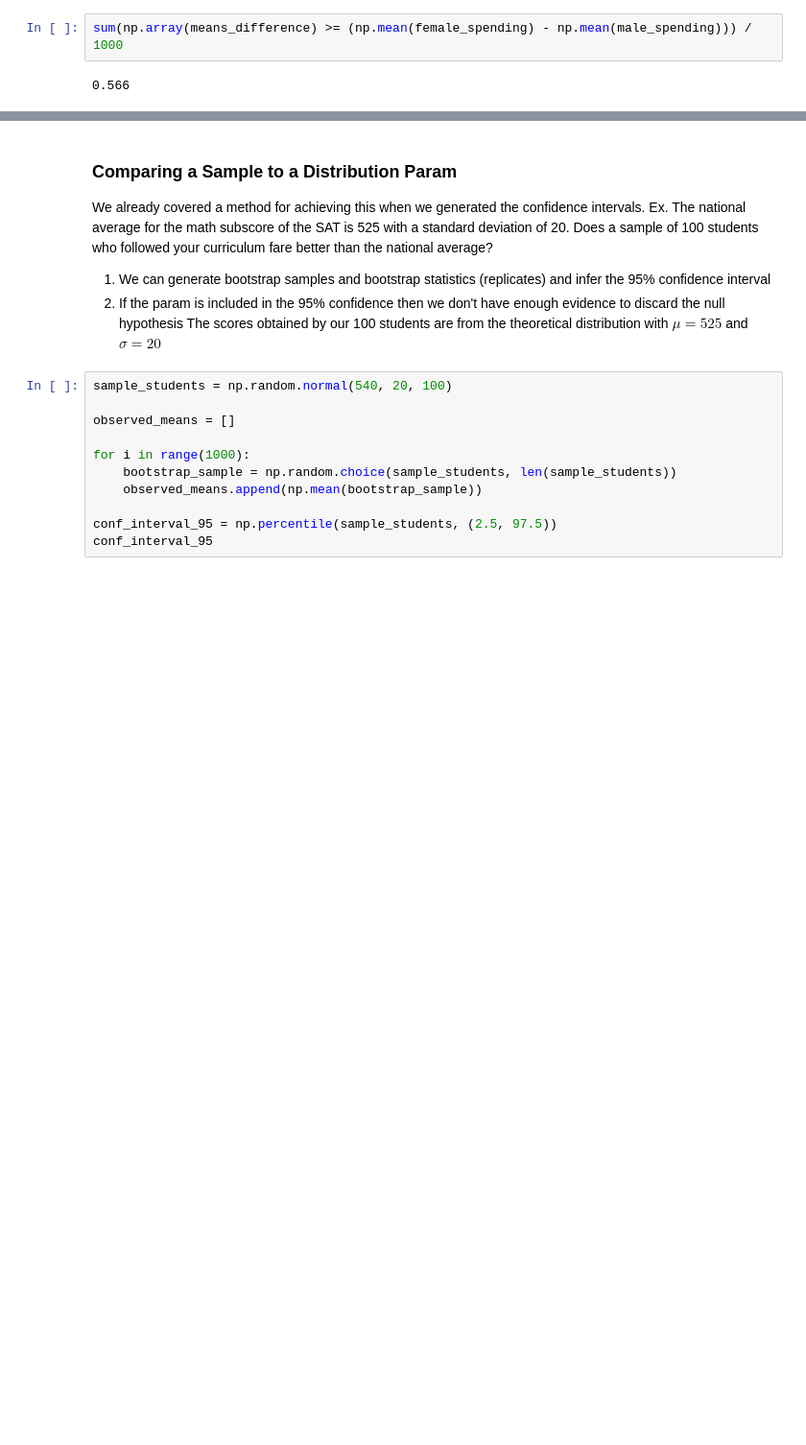
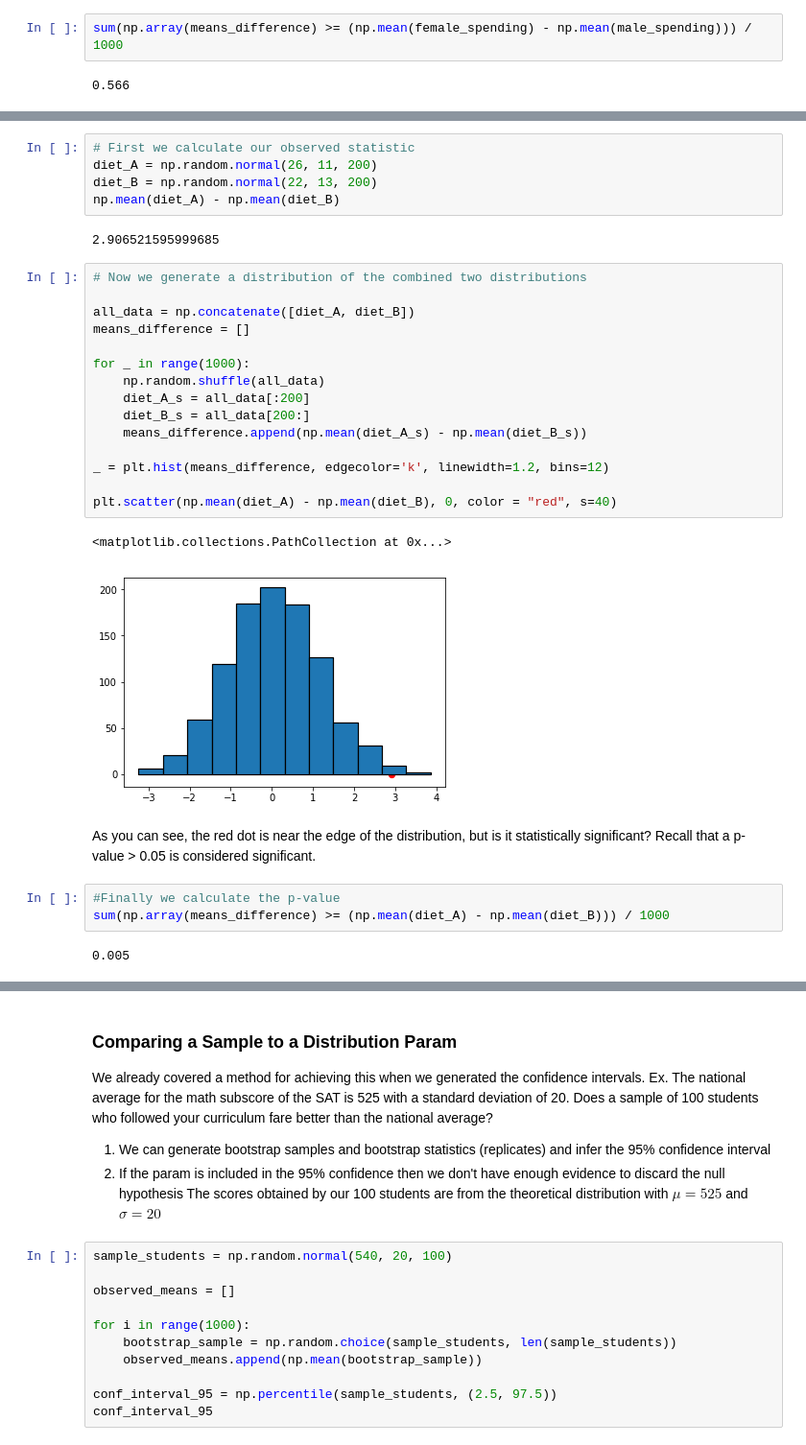
Before and after one commit to clift3/scribes-week-6-1, a Jupyter notebook: Hypothesis_Testing.ipynb, the cells around one changed output, grey strips where cells are left out. Shown: that part at 96% size. Saved outputs shown, nothing was run; the diff lists cells and outputs as text; blank space fills up the shorter version.

```diff
--- a/Hypothesis_Testing.ipynb
+++ b/Hypothesis_Testing.ipynb
@@ -391,0 +388,32 @@ sum(np.array(means_difference) >= (np.mean(female_spending) - np.mean(male_spend
+# %%
+# First we calculate our observed statistic
+diet_A = np.random.normal(26, 11, 200)
+diet_B = np.random.normal(22, 13, 200)
+np.mean(diet_A) - np.mean(diet_B)
+# %% [output]
+2.906521595999685
+# %%
+# Now we generate a distribution of the combined two distributions
+
+all_data = np.concatenate([diet_A, diet_B])
+means_difference = []
+
+for _ in range(1000):
+    np.random.shuffle(all_data)
+    diet_A_s = all_data[:200]
+    diet_B_s = all_data[200:]
+    means_difference.append(np.mean(diet_A_s) - np.mean(diet_B_s))
+
+_ = plt.hist(means_difference, edgecolor='k', linewidth=1.2, bins=12)
+
+plt.scatter(np.mean(diet_A) - np.mean(diet_B), 0, color = "red", s=40)
+# %% [output]
+<matplotlib.collections.PathCollection at 0x...>
+[figure, added]
+# %% [markdown]
+As you can see, the red dot is near the edge of the distribution, but is it statistically significant? Recall that a p-value > 0.05 is considered significant.
+# %%
+#Finally we calculate the p-value
+sum(np.array(means_difference) >= (np.mean(diet_A) - np.mean(diet_B))) / 1000
+# %% [output]
+0.005
```
Also changed, not shown: parts of 7 cells of this notebook.
